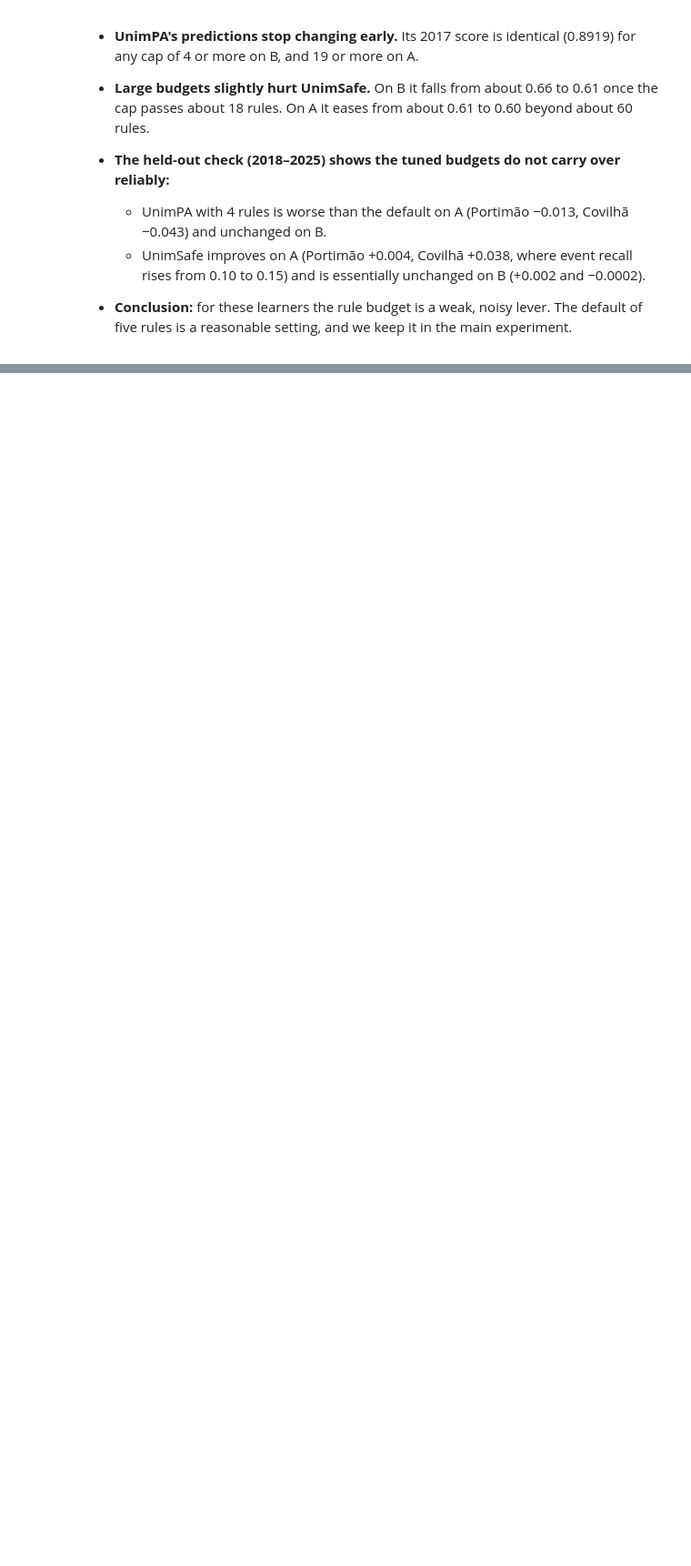
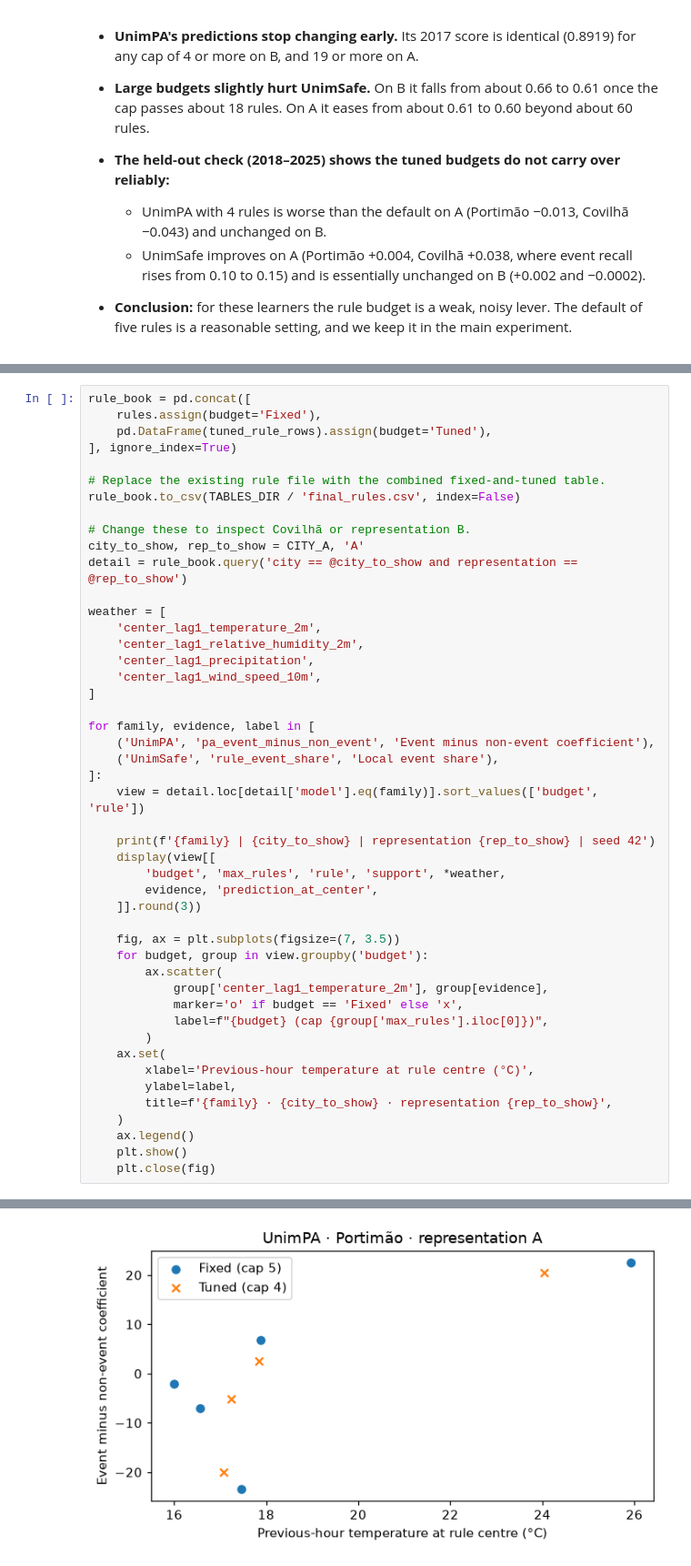
Before and after one commit to VikaMokhovikova/data_stream_mining_final, a Jupyter notebook: src/Final_Project_Heat_Stress.ipynb, the cells around one changed output, grey strips where cells are left out. Shown at 91% size. Drawn from its saved outputs; the diff is of its cells as text; blank space fills up the shorter version.

```diff
--- a/src/Final_Project_Heat_Stress.ipynb
+++ b/src/Final_Project_Heat_Stress.ipynb
@@ -1266,0 +1391,48 @@ PASS: the default budget reproduces the §6.3 confusion matrices exactly.
+# %%
+rule_book = pd.concat([
+    rules.assign(budget='Fixed'),
+    pd.DataFrame(tuned_rule_rows).assign(budget='Tuned'),
+], ignore_index=True)
+
+# Replace the existing rule file with the combined fixed-and-tuned table.
+rule_book.to_csv(TABLES_DIR / 'final_rules.csv', index=False)
+
+# Change these to inspect Covilhã or representation B.
+city_to_show, rep_to_show = CITY_A, 'A'
+detail = rule_book.query('city == @city_to_show and representation == @rep_to_show')
+
+weather = [
+    'center_lag1_temperature_2m',
+    'center_lag1_relative_humidity_2m',
+    'center_lag1_precipitation',
+    'center_lag1_wind_speed_10m',
+]
+
+for family, evidence, label in [
+    ('UnimPA', 'pa_event_minus_non_event', 'Event minus non-event coefficient'),
+    ('UnimSafe', 'rule_event_share', 'Local event share'),
+]:
+    view = detail.loc[detail['model'].eq(family)].sort_values(['budget', 'rule'])
+
+    print(f'{family} | {city_to_show} | representation {rep_to_show} | seed 42')
+    display(view[[
+        'budget', 'max_rules', 'rule', 'support', *weather,
+        evidence, 'prediction_at_center',
+    ]].round(3))
+
+    fig, ax = plt.subplots(figsize=(7, 3.5))
+    for budget, group in view.groupby('budget'):
+        ax.scatter(
+            group['center_lag1_temperature_2m'], group[evidence],
+            marker='o' if budget == 'Fixed' else 'x',
+            label=f"{budget} (cap {group['max_rules'].iloc[0]})",
+        )
+    ax.set(
+        xlabel='Previous-hour temperature at rule centre (°C)',
+        ylabel=label,
+        title=f'{family} · {city_to_show} · representation {rep_to_show}',
+    )
+    ax.legend()
+    plt.show()
+    plt.close(fig)
+# %% [output]
@@ -1266,0 +1450 @@ PASS: the default budget reproduces the §6.3 confusion matrices exactly.
+[figure, added]
```
Also changed, not shown: parts of 13 cells of this notebook, 12 other files.
